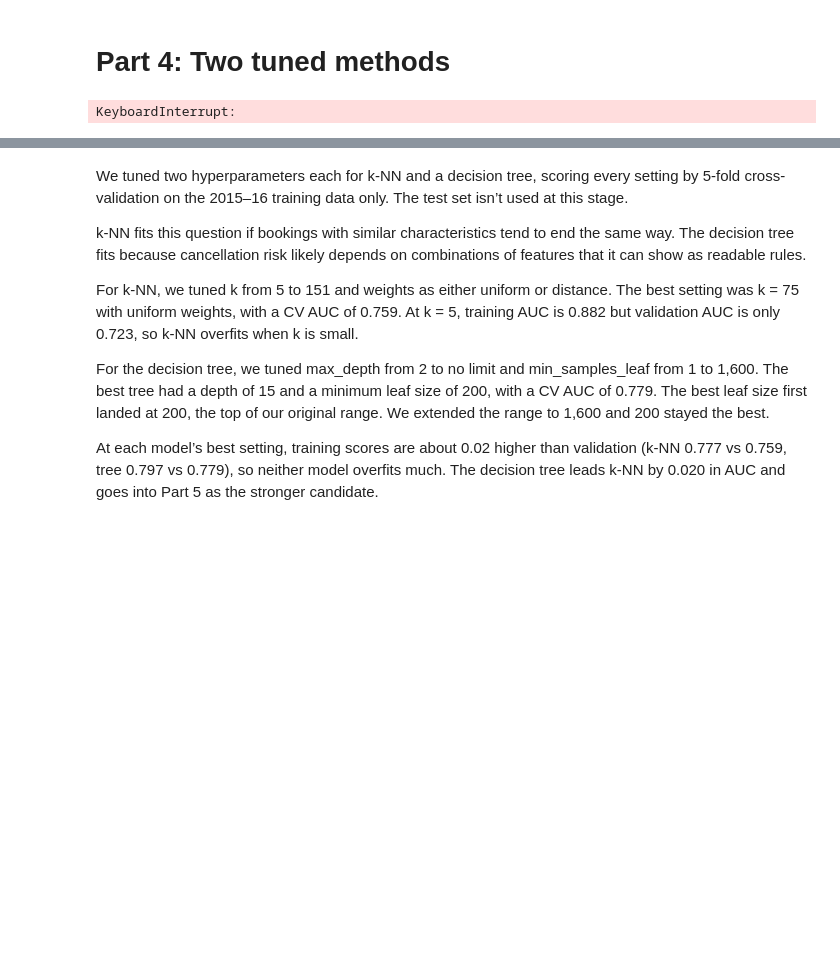
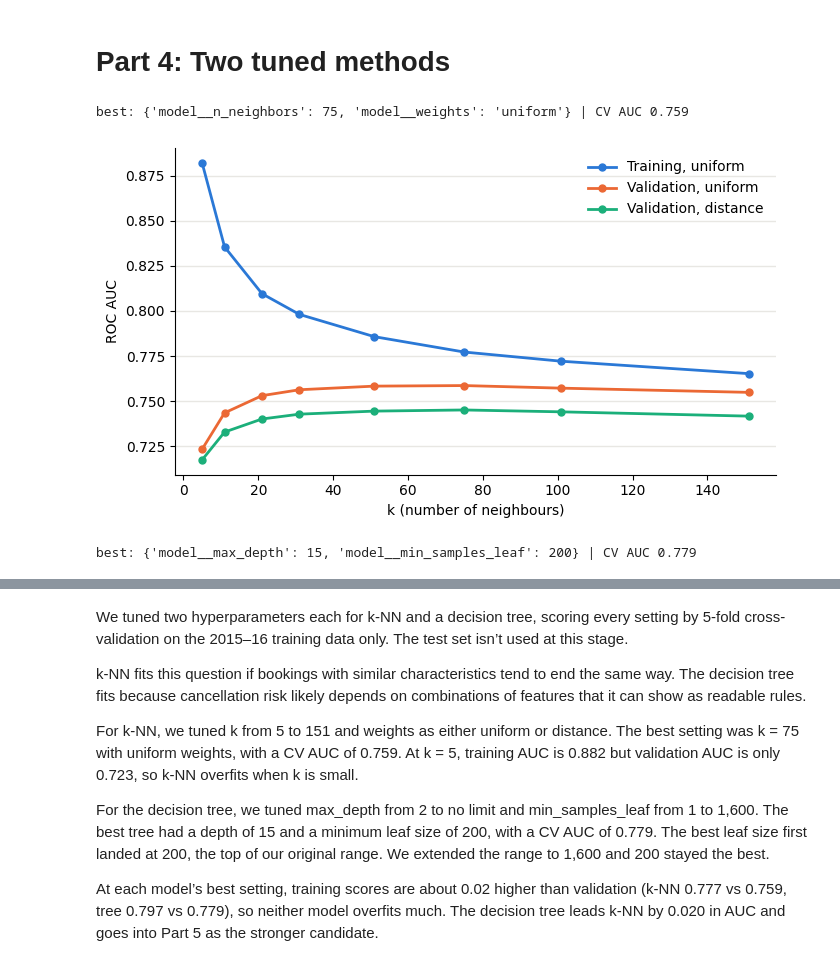
Before and after one commit to jberisso/BA305-A1---hotel-bookings, a Jupyter notebook: 02_predictive.ipynb, the cells around one changed output, grey strips where cells are left out. Cells and saved outputs as stored; diff of their text form; code cells hidden in the pictures; blank space fills up the shorter version.

```diff
--- a/02_predictive.ipynb
+++ b/02_predictive.ipynb
@@ -216,34 +216,41 @@ This suggests to us that lead time carries most of the signal, but it works much
 # --- k-NN, tuning k and weights with 5-fold CV on training ---
 knn = Pipeline([('prep', make_preprocess(num_cols, cat_cols)),
                 ('model', KNeighborsClassifier())])
-knn_grid = GridSearchCV(knn, {'model__n_neighbors': [5, 11, 21, 31, 51, 75, 101, 151],
-                              'model__weights': ['uniform', 'distance']},
-                        scoring='roc_auc', cv=cv, n_jobs=-1, return_train_score=True)
-knn_grid.fit(X_train, y_train)
+k_values = [5, 11, 21, 31, 51, 75, 101, 151]
+
+knn_uniform = GridSearchCV(knn, {'model__n_neighbors': k_values, 'model__weights': ['uniform']},
+                           scoring='roc_auc', cv=cv, n_jobs=-1, return_train_score=True).fit(X_train, y_train)
+knn_distance = GridSearchCV(knn, {'model__n_neighbors': k_values, 'model__weights': ['distance']},
+                            scoring='roc_auc', cv=cv, n_jobs=-1).fit(X_train, y_train)
+
+knn_grid = max([knn_uniform, knn_distance], key=lambda g: g.best_score_)   # the better of the two
+knn_results = pd.concat([pd.DataFrame(knn_uniform.cv_results_), pd.DataFrame(knn_distance.cv_results_)])
 print('best:', knn_grid.best_params_, '| CV AUC %.3f' % knn_grid.best_score_)
 # %% [output]
-KeyboardInterrupt:
+best: {'model__n_neighbors': 75, 'model__weights': 'uniform'} | CV AUC 0.759
 # %%
 # ---  k-NN fit diagnosis - training vs validation AUC ---
 # With weights='distance' every training row is its own nearest neighbour, so training AUC is 1.0
 # by construction. Read the uniform lines for the gap between training and validation.
-results = pd.DataFrame(knn_grid.cv_results_)
+results = knn_results
 uniform = results[results['param_model__weights'] == 'uniform']
 distance = results[results['param_model__weights'] == 'distance']
 ks = uniform['param_model__n_neighbors'].astype(int)
 
 fig, ax = plt.subplots(figsize=(7, 4))
 ax.plot(ks, uniform['mean_train_score'], color='#2a78d6', lw=2, marker='o', ms=5, label='Training, uniform')
 ax.plot(ks, uniform['mean_test_score'], color='#eb6834', lw=2, marker='o', ms=5, label='Validation, uniform')
 ax.plot(ks, distance['mean_test_score'], color='#1baf7a', lw=2, marker='o', ms=5, label='Validation, distance')
 ax.set_xlabel('k (number of neighbours)')
 ax.set_ylabel('ROC AUC')
 ax.grid(axis='y', color='#e8e7e3', lw=1)
 ax.set_axisbelow(True)
 ax.spines[['top', 'right']].set_visible(False)
 ax.legend(frameon=False)
 plt.tight_layout()
 plt.show()
+# %% [output]
+[figure, added]
 # %%
 # ---  decision tree, tuning max_depth and min_samples_leaf with 5-fold CV on training ---
 tree = Pipeline([('prep', make_preprocess(num_cols, cat_cols)),
@@ -253,6 +260,8 @@ tree_grid = GridSearchCV(tree, {'model__max_depth': [2, 4, 6, 8, 10, 12, 15, 20,
                          scoring='roc_auc', cv=cv, n_jobs=-1, return_train_score=True)
 tree_grid.fit(X_train, y_train)
 print('best:', tree_grid.best_params_, '| CV AUC %.3f' % tree_grid.best_score_)
+# %% [output]
+best: {'model__max_depth': 15, 'model__min_samples_leaf': 200} | CV AUC 0.779
 # %%
 # ---  decision tree fit diagnosis - training vs validation AUC ---
 results = pd.DataFrame(tree_grid.cv_results_)
```
Also changed, not shown: parts of 12 cells of this notebook.
